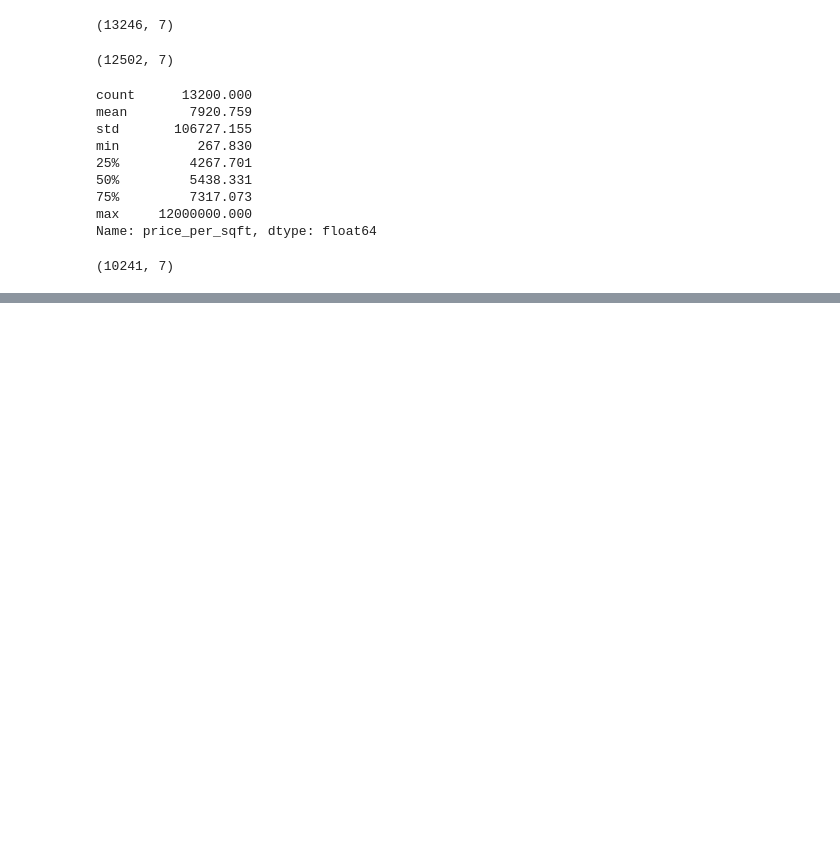
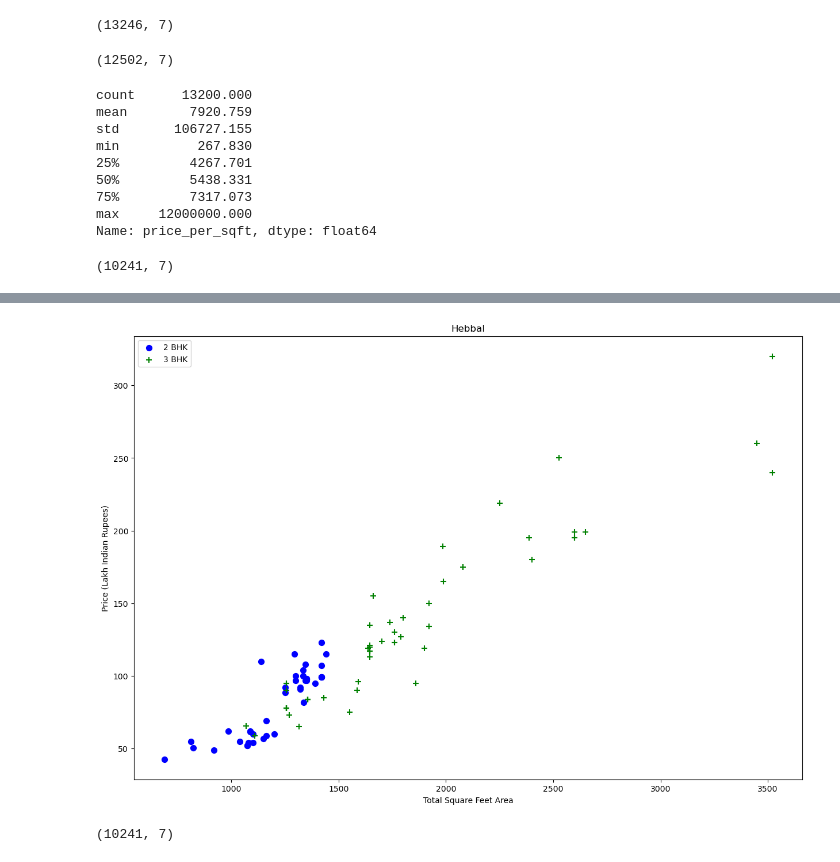
Before and after one commit to joywin2003/house-price-prediction, a Jupyter notebook: main.ipynb, the cells around one changed output, grey strips where cells are left out. Cells and saved outputs as stored; diff of their text form; code cells hidden in the pictures; blank space fills up the shorter version.

Commit message:
removed outliers

```diff
--- a/main.ipynb
+++ b/main.ipynb
@@ -306,0 +322,4 @@ df7.shape
+# %%
+plot_scatter_chart(df7,"Hebbal")
+# %% [output]
+[figure, added]
@@ -306,0 +343,6 @@ df7.shape
+# %%
+df8 = remove_bhk_outliers(df7)
+# df8 = df7.copy()
+df8.shape
+# %% [output]
+(10241, 7)
```
Also changed, not shown: parts of 8 cells of this notebook.
